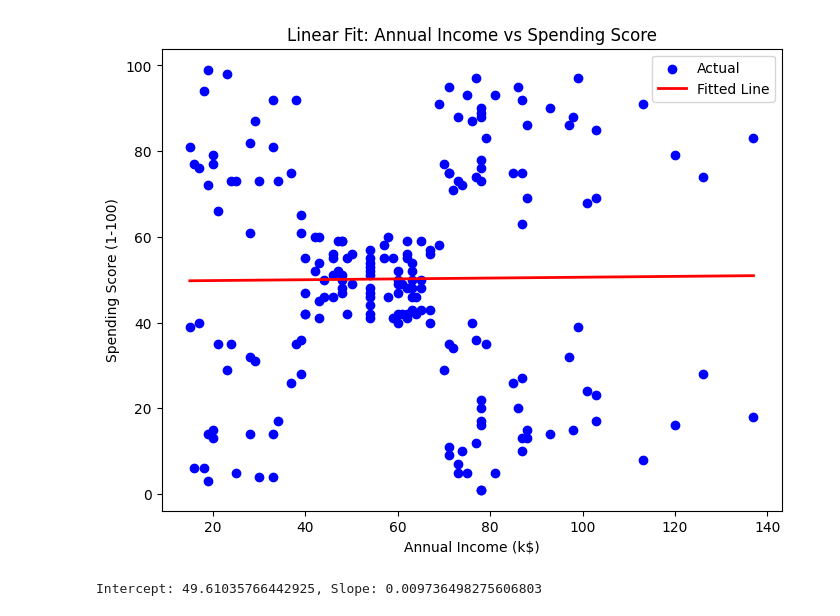
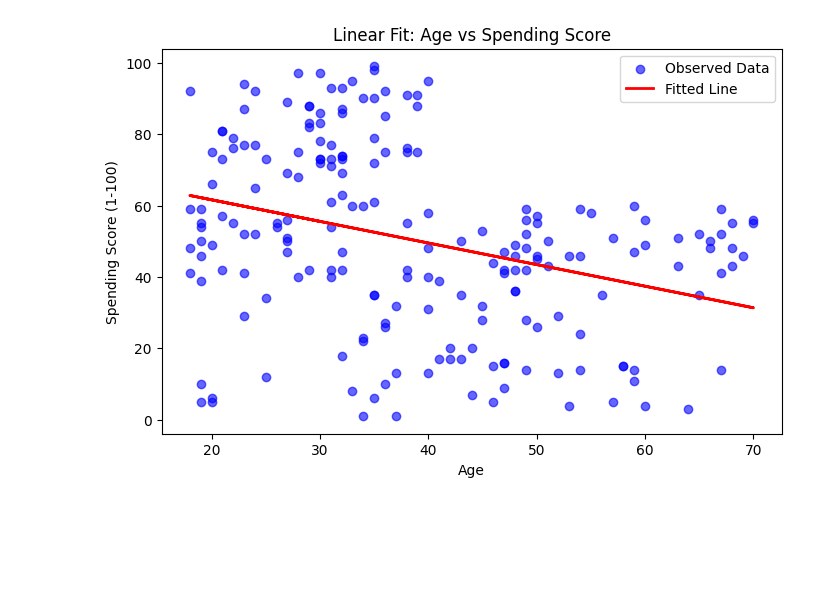
Before and after one commit to jahanzaib3611/Assignment---Clustering-Fitting, a Jupyter notebook: main.ipynb, the cells around one changed output. Saved outputs shown, nothing was run; the diff lists cells and outputs as text; code cells hidden in the pictures; blank space fills up the shorter version.

```diff
--- a/main.ipynb
+++ b/main.ipynb
@@ -60,8 +75,20 @@ plt.show()
 # %%
-# Scatter plot between Annual Income and Spending Score
-plt.figure(figsize=(8, 6))
-sns.scatterplot(x='Annual Income (k$)', y='Spending Score (1-100)', data=df)
-plt.title('Annual Income vs Spending Score')
+# Apply K-Means with Number of Clusters
+clusters = 5
+kmeans = KMeans(n_clusters=clusters, random_state=42)
+data['Cluster'] = kmeans.fit_predict(features)
+
+# Clusters
+plt.figure(figsize=(8, 5))
+sns.scatterplot(
+    x='Annual Income (k$)',
+    y='Spending Score (1-100)',
+    hue='Cluster',
+    palette='Set1',
+    data=data
+)
+
+plt.title('Customer Segments (K-Means Clustering)')
 plt.xlabel('Annual Income (k$)')
 plt.ylabel('Spending Score (1-100)')
 plt.show()
@@ -112,29 +97,20 @@ plt.show()
 # %%
-# Linear regression to predict Spending Score from Annual Income
-X = df[['Annual Income (k$)']]
-y = df['Spending Score (1-100)']
-
-# Initialize the model
+# fitting: Age vs Spending Score
+X = data[['Age']]
+y = data['Spending Score (1-100)']
 model = LinearRegression()
-
-# Fit the model
 model.fit(X, y)
 
-# Predict values
 y_pred = model.predict(X)
 
-# Plot the results
-plt.figure(figsize=(8, 6))
-plt.scatter(X, y, color='blue', label='Actual')
-plt.plot(X, y_pred, color='red', linewidth=2, label='Fitted Line')
-plt.title('Linear Fit: Annual Income vs Spending Score')
-plt.xlabel('Annual Income (k$)')
+# plot
+plt.figure(figsize=(8, 5))
+plt.scatter(X, y, color='blue', label='Observed Data', alpha=0.6)
+plt.plot(X, y_pred, color='red', label='Fitted Line', linewidth=2)
+plt.title('Linear Fit: Age vs Spending Score')
+plt.xlabel('Age')
 plt.ylabel('Spending Score (1-100)')
 plt.legend()
 plt.show()
-
-# Display model coefficients
-print(f'Intercept: {model.intercept_}, Slope: {model.coef_[0]}')
 # %% [output]
-[figure, old version]
+[figure, new version]
-Intercept: 49.61035766442925, Slope: 0.009736498275606803
```
Also changed, not shown: parts of 15 cells of this notebook.
